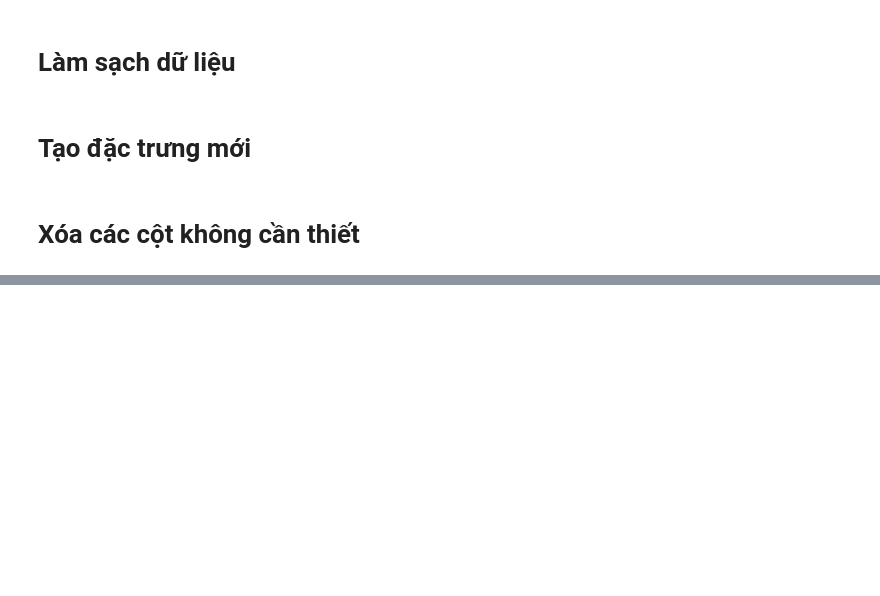
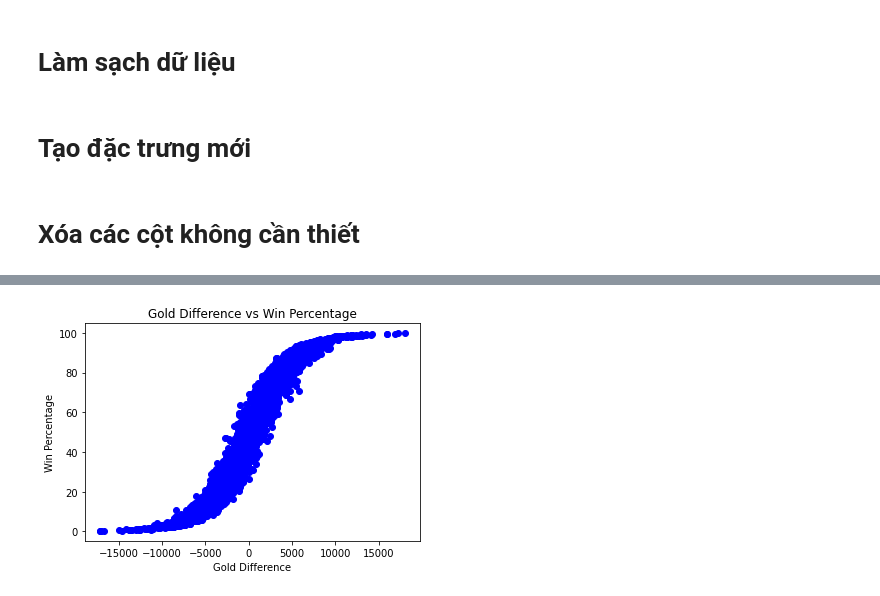
Before and after one commit to trucni2005/LeagueOfLegendsWinRatePredictorAt15, a Jupyter notebook: prosseing_data.ipynb, the cells around one changed output, grey strips where cells are left out. Drawn from its saved outputs; the diff is of its cells as text; code cells hidden in the pictures; blank space fills up the shorter version.

```diff
--- a/prosseing_data.ipynb
+++ b/prosseing_data.ipynb
@@ -331,0 +218,15 @@ Best scaler: MaxAbsScaler
+# %%
+import matplotlib.pyplot as plt
+
+# Vẽ biểu đồ đường
+plt.plot(X_test_df['gold_difference'], win_percentages, 'bo')
+
+# Đặt tên cho các trục và tiêu đề
+plt.xlabel('Gold Difference')
+plt.ylabel('Win Percentage')
+plt.title('Gold Difference vs Win Percentage')
+
+# Hiển thị biểu đồ
+plt.show()
+# %% [output]
+[figure, added]
```
Also changed, not shown: parts of 20 cells of this notebook, 2 other files.
